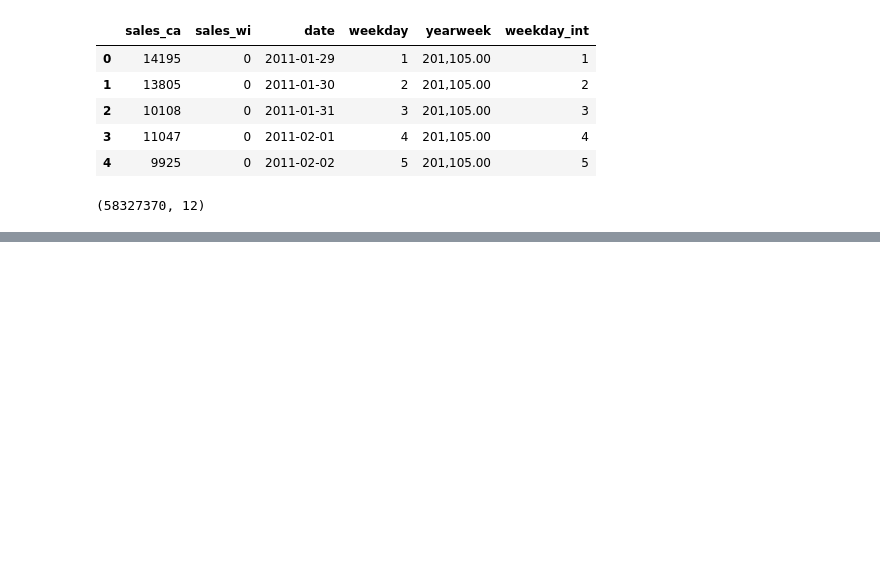
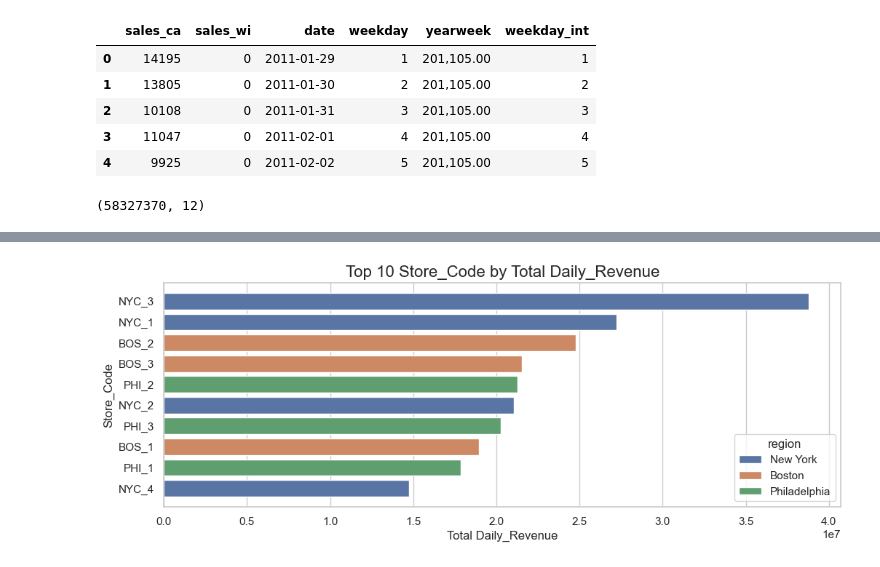
Before and after one commit to asansal/DS_market_Capstone, a Jupyter notebook: first_steps_dsmarket.ipynb, the cells around one changed output, grey strips where cells are left out. Cells and saved outputs as stored; diff of their text form; code cells hidden in the pictures; blank space fills up the shorter version.

```diff
--- a/first_steps_dsmarket.ipynb
+++ b/first_steps_dsmarket.ipynb
@@ -646,0 +856,4 @@ df_merged_2.head(100)
+# %%
+plot_top_n_performers(df_weekly, "store_code", sales_col='daily_revenue', n = 10)
+# %% [output]
+[figure, added]
```
Also changed, not shown: parts of 32 cells of this notebook, 3 other files.
